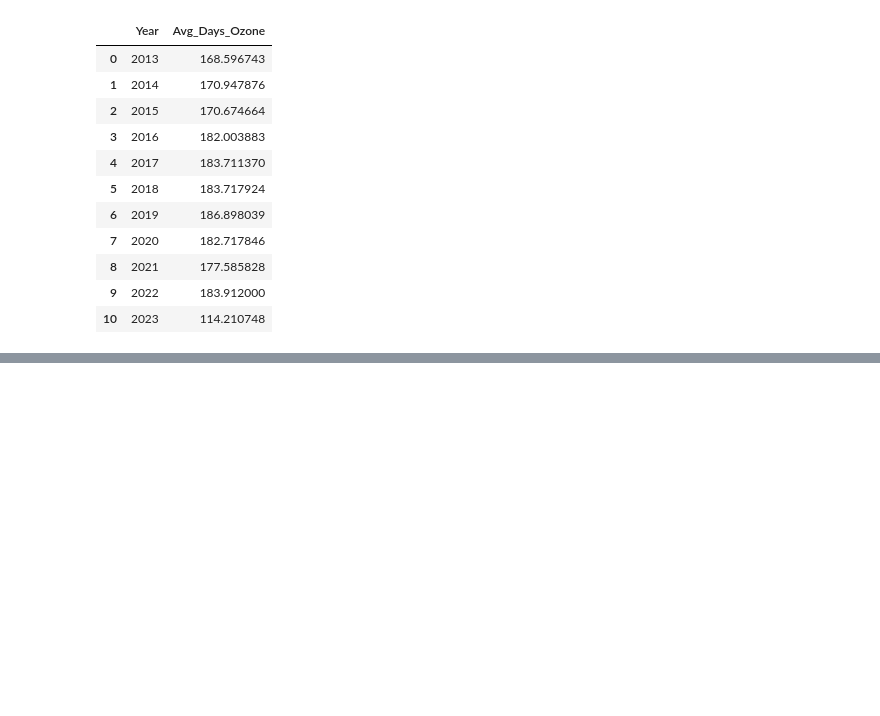
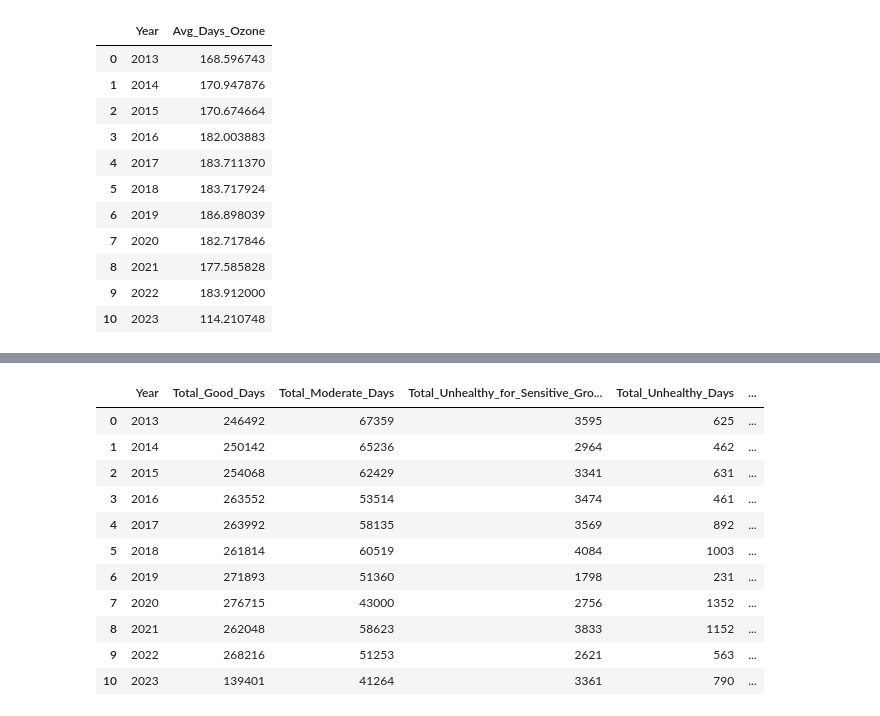
Before and after one commit to HieuVuong001/AQI_analysis, a Jupyter notebook: ProjectCode_CMPE255.ipynb, the cells around one changed output, grey strips where cells are left out. Cells and saved outputs as stored; diff of their text form; code cells hidden in the pictures; blank space fills up the shorter version.

```diff
--- a/ProjectCode_CMPE255.ipynb
+++ b/ProjectCode_CMPE255.ipynb
@@ -532,0 +573,34 @@ df_q4.head(100)
+# %%
+# SQL query to aggregate the total days in each Air Quality Index (AQI) category for each year across all counties and then compare these totals across different years
+q6 = """
+SELECT
+  Year,
+  SUM(`Good Days`) AS Total_Good_Days,
+  SUM(`Moderate Days`) AS Total_Moderate_Days,
+  SUM(`Unhealthy for Sensitive Groups Days`) AS Total_Unhealthy_for_Sensitive_Groups_Days,
+  SUM(`Unhealthy Days`) AS Total_Unhealthy_Days,
+  SUM(`Very Unhealthy Days`) AS Total_Very_Unhealthy_Days,
+  SUM(`Hazardous Days`) AS Total_Hazardous_Days
+FROM
+  `cmpe255-project-419122.aqi_trend_analysis_dataset.annual_aqi_by_county_df`
+GROUP BY
+  Year
+ORDER BY
+  Year;
+"""
+
+df_q6=client.query(q6).to_dataframe()
+df_q6.head(100)
+# %% [output]
+|  | Year | Total_Good_Days | Total_Moderate_Days | Total_Unhealthy_for_Sensitive_Gro... | Total_Unhealthy_Days | ... |
+| 0 | 2013 | 246492 | 67359 | 3595 | 625 | ... |
+| 1 | 2014 | 250142 | 65236 | 2964 | 462 | ... |
+| 2 | 2015 | 254068 | 62429 | 3341 | 631 | ... |
+| 3 | 2016 | 263552 | 53514 | 3474 | 461 | ... |
+| 4 | 2017 | 263992 | 58135 | 3569 | 892 | ... |
+| 5 | 2018 | 261814 | 60519 | 4084 | 1003 | ... |
+| 6 | 2019 | 271893 | 51360 | 1798 | 231 | ... |
+| 7 | 2020 | 276715 | 43000 | 2756 | 1352 | ... |
+| 8 | 2021 | 262048 | 58623 | 3833 | 1152 | ... |
+| 9 | 2022 | 268216 | 51253 | 2621 | 563 | ... |
+| 10 | 2023 | 139401 | 41264 | 3361 | 790 | ... |
```
Also changed, not shown: parts of 12 cells of this notebook.
